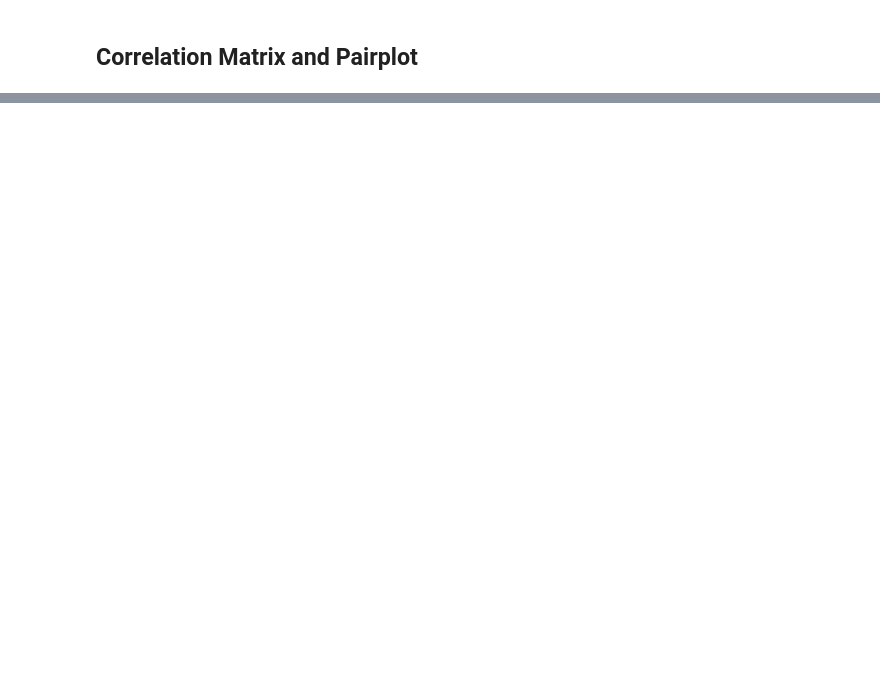
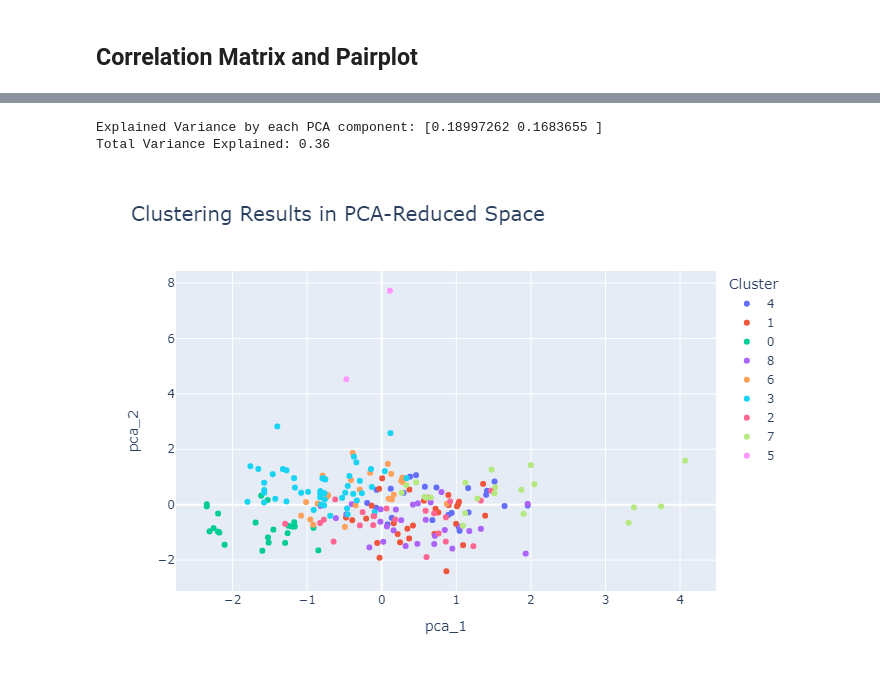
Before and after one commit to ArnabPurkaystha/ai_training, a Jupyter notebook: 12_project_ml_eda/academic_performance.ipynb, the cells around one changed output, grey strips where cells are left out. Drawn from its saved outputs; the diff is of its cells as text; code cells hidden in the pictures; blank space fills up the shorter version.

```diff
--- a/12_project_ml_eda/academic_performance.ipynb
+++ b/12_project_ml_eda/academic_performance.ipynb
@@ -487,0 +545,9 @@ key insights from this pairplot are:
+# %%
+# Choose the optimal number of clusters based on the elbowa k=9 and silhouette method k=2
+optimal_k = 9
+optimal_k_considering_silhouette = 2
+kmeans = KMeans(n_clusters=optimal_k, random_state=42)
+df_copy['cluster'] = kmeans.fit_predict(df_copy)
+
+# Print cluster centers
+print("Cluster Centers:\n", pd.DataFrame(kmeans.cluster_centers_, columns=df_copy.columns[:-1]))
@@ -487,0 +572,22 @@ key insights from this pairplot are:
+# %%
+# Reduce dimensions to 2 using PCA
+pca = PCA(n_components=2)
+pca_result = pca.fit_transform(df_copy.drop(columns=['cluster']))
+df_copy['pca_1'] = pca_result[:, 0]
+df_copy['pca_2'] = pca_result[:, 1]
+
+explained_variance = pca.explained_variance_ratio_
+print(f"Explained Variance by each PCA component: {explained_variance}")
+print(f"Total Variance Explained: {np.sum(explained_variance):.2f}")
+# %% [output]
+Explained Variance by each PCA component: [0.18997262 0.1683655 ]
+Total Variance Explained: 0.36
+# %%
+fig = px.scatter(df_copy, x='pca_1', y='pca_2', color=df_copy['cluster'].astype(str),
+                 title="Clustering Results in PCA-Reduced Space",
+                 labels={'color': 'Cluster'})
+fig.update_layout(title_font_size=20, legend_title_font_size=14, legend_title_text='Cluster')
+
+fig.show("png")
+# %% [output]
+[figure, added]
```
Also changed, not shown: parts of 41 cells of this notebook, 2 other files.
